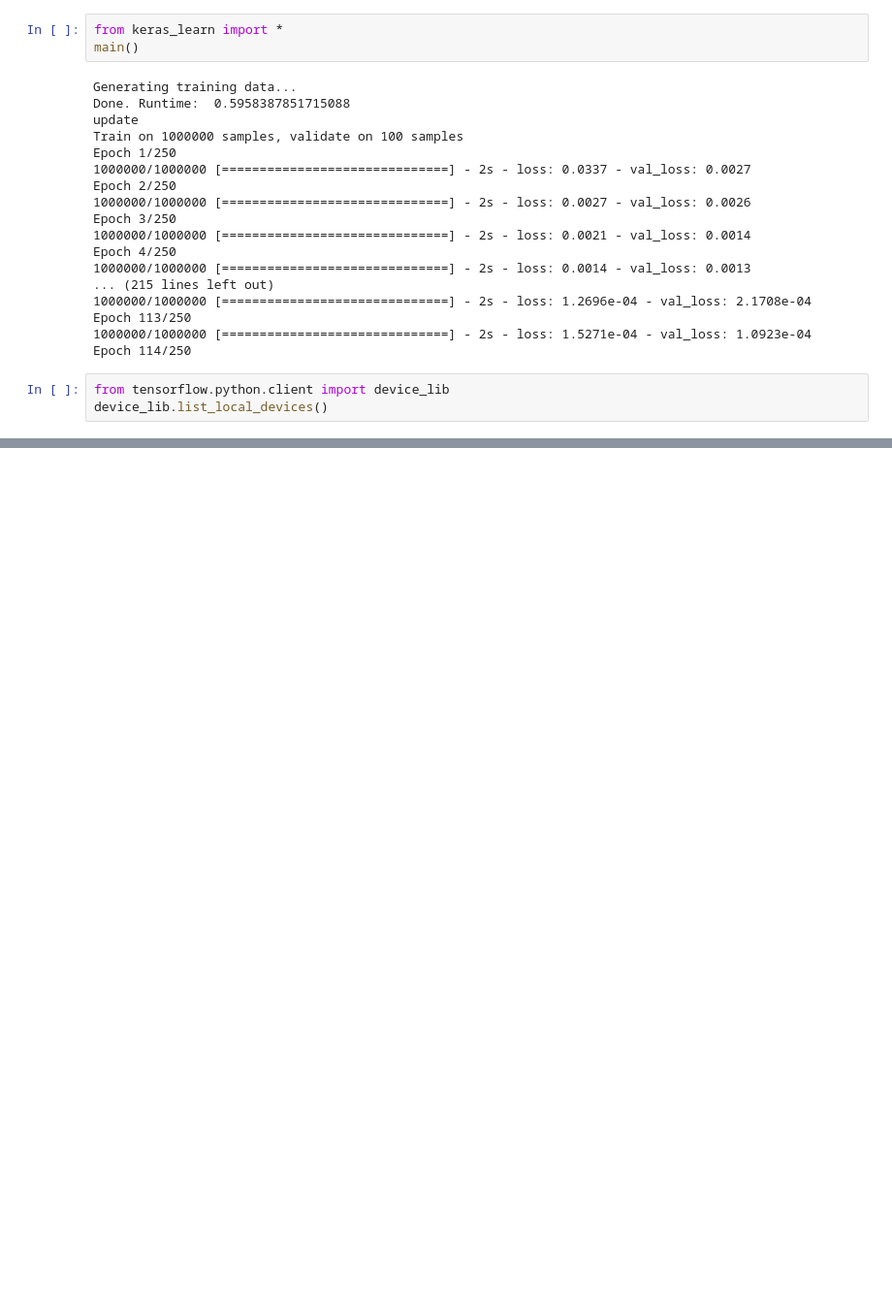
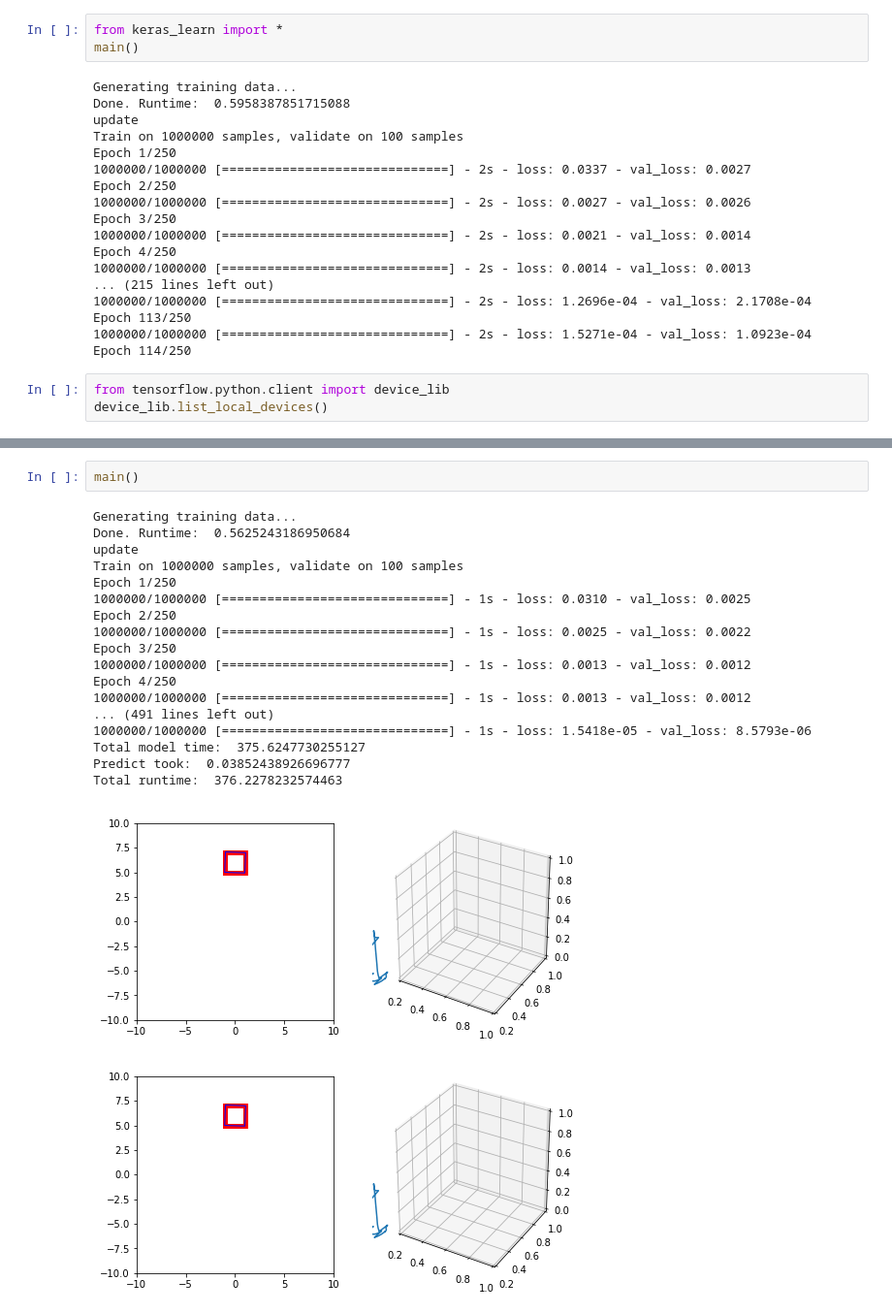
Before and after one commit to lawsonfulton/research-experiments, a Jupyter notebook: box-auto-enc/experiment book.ipynb, the cells around one changed output, grey strips where cells are left out. Shown at 97% size. Drawn from its saved outputs; the diff is of its cells as text; blank space fills up the shorter version.

```diff
--- a/box-auto-enc/experiment book.ipynb
+++ b/box-auto-enc/experiment book.ipynb
@@ -977,0 +913,22 @@ done
+# %%
+main()
+# %% [output]
+Generating training data...
+Done. Runtime:  0.5625243186950684
+update
+Train on 1000000 samples, validate on 100 samples
+Epoch 1/250
+1000000/1000000 [==============================] - 1s - loss: 0.0310 - val_loss: 0.0025
+Epoch 2/250
+1000000/1000000 [==============================] - 1s - loss: 0.0025 - val_loss: 0.0022
+Epoch 3/250
+1000000/1000000 [==============================] - 1s - loss: 0.0013 - val_loss: 0.0012
+Epoch 4/250
+1000000/1000000 [==============================] - 1s - loss: 0.0013 - val_loss: 0.0012
+... (491 lines left out)
+1000000/1000000 [==============================] - 1s - loss: 1.5418e-05 - val_loss: 8.5793e-06
+Total model time:  375.6247730255127
+Predict took:  0.03852438926696777
+Total runtime:  376.2278232574463
+[figure, added]
+[figure, added]
```
Also changed, not shown: parts of 12 cells of this notebook, 1 other file.
